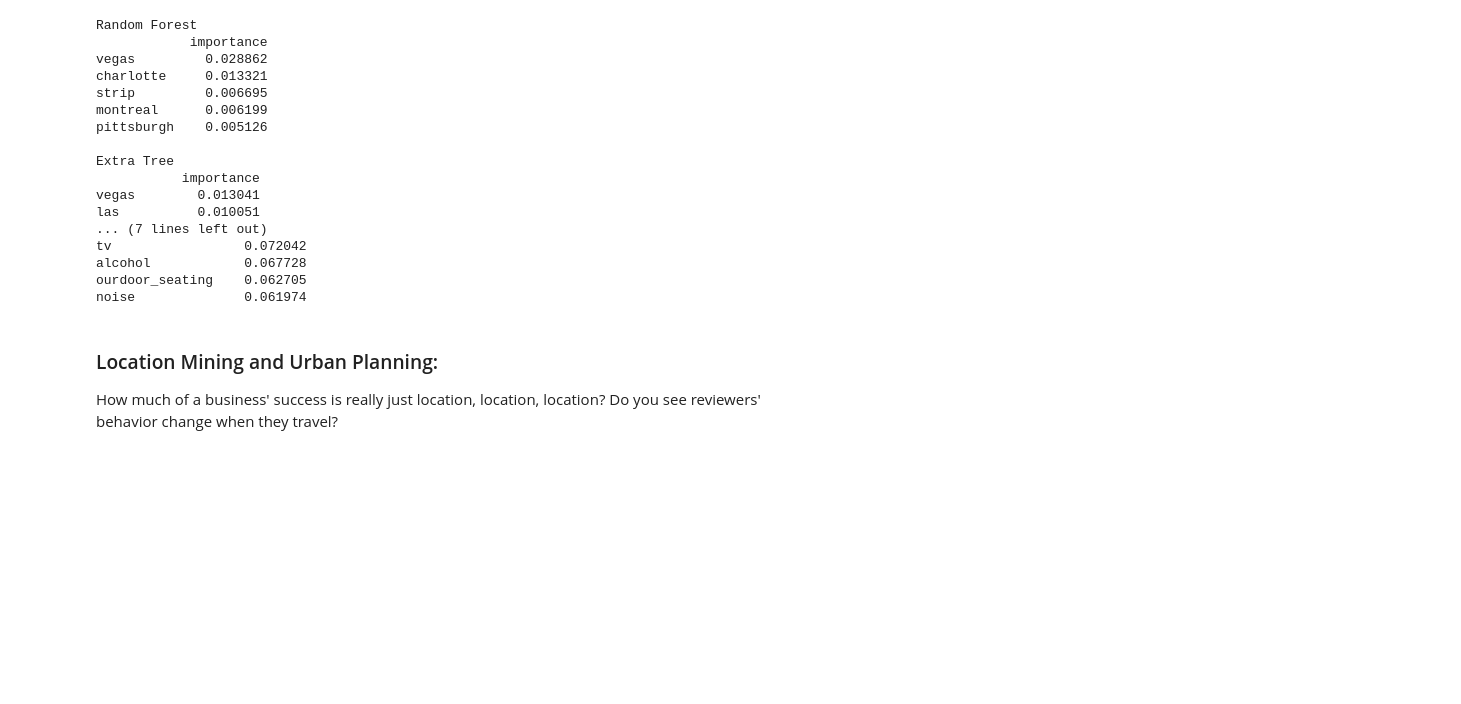
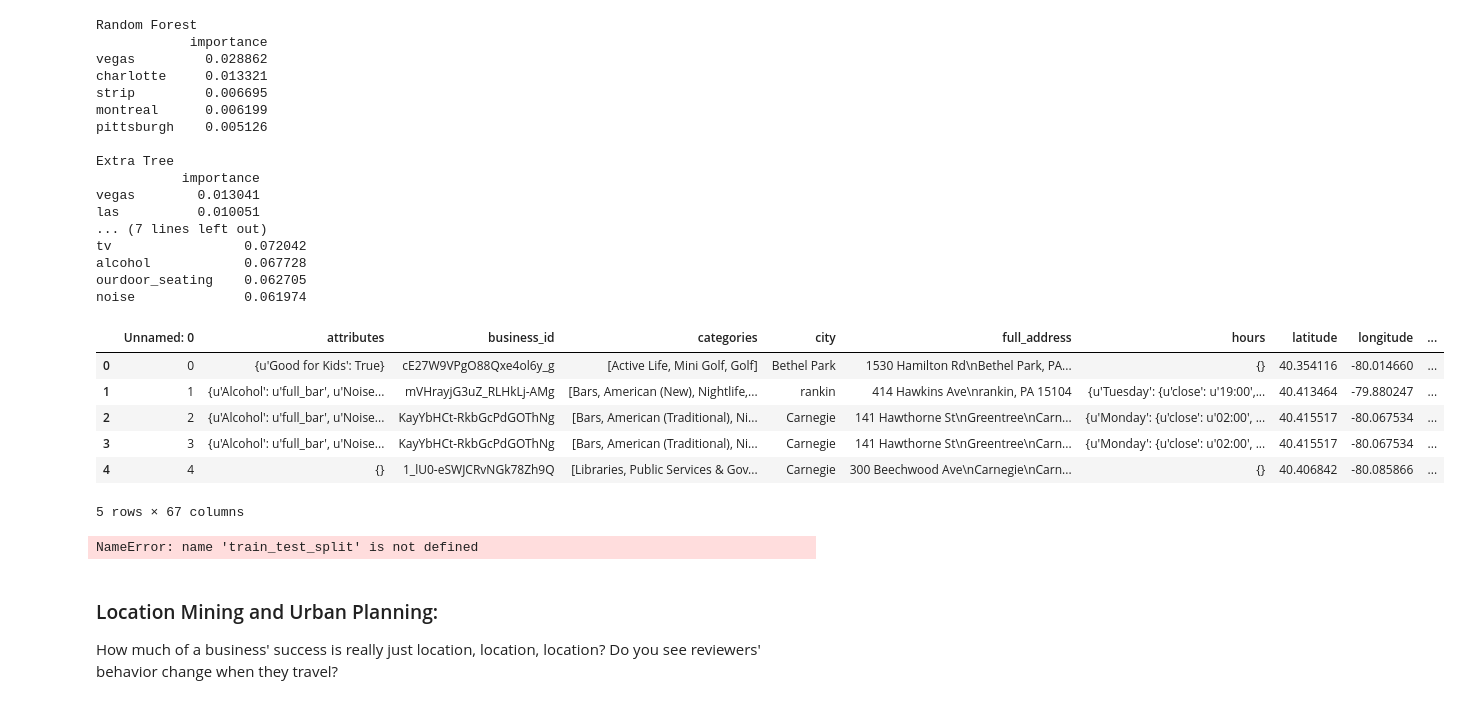
Before and after one commit to lydiaxnc/DSI-Capstone, a Jupyter notebook: Progress Report.ipynb, the cells around one changed output. Drawn from its saved outputs; the diff is of its cells as text; code cells hidden in the pictures; blank space fills up the shorter version.

```diff
--- a/Progress Report.ipynb
+++ b/Progress Report.ipynb
@@ -243,3 +267,15 @@ tv                 0.072042
 alcohol            0.067728
 ourdoor_seating    0.062705
 noise              0.061974
+# %%
+df_tip = pd.read_csv('../../capstone/merged_tip.csv')
+# %%
+df_tip.head()
+# %% [output]
+|  | Unnamed: 0 | attributes | business_id | categories | city | full_address | hours | latitude | longitude | ... |
+| 0 | 0 | {u'Good for Kids': True} | cE27W9VPgO88Qxe4ol6y_g | [Active Life, Mini Golf, Golf] | Bethel Park | 1530 Hamilton Rd\nBethel Park, PA... | {} | 40.354116 | -80.014660 | ... |
+| 1 | 1 | {u'Alcohol': u'full_bar', u'Noise... | mVHrayjG3uZ_RLHkLj-AMg | [Bars, American (New), Nightlife,... | rankin | 414 Hawkins Ave\nrankin, PA 15104 | {u'Tuesday': {u'close': u'19:00',... | 40.413464 | -79.880247 | ... |
+| 2 | 2 | {u'Alcohol': u'full_bar', u'Noise... | KayYbHCt-RkbGcPdGOThNg | [Bars, American (Traditional), Ni... | Carnegie | 141 Hawthorne St\nGreentree\nCarn... | {u'Monday': {u'close': u'02:00', ... | 40.415517 | -80.067534 | ... |
+| 3 | 3 | {u'Alcohol': u'full_bar', u'Noise... | KayYbHCt-RkbGcPdGOThNg | [Bars, American (Traditional), Ni... | Carnegie | 141 Hawthorne St\nGreentree\nCarn... | {u'Monday': {u'close': u'02:00', ... | 40.415517 | -80.067534 | ... |
+| 4 | 4 | {} | 1_lU0-eSWJCRvNGk78Zh9Q | [Libraries, Public Services & Gov... | Carnegie | 300 Beechwood Ave\nCarnegie\nCarn... | {} | 40.406842 | -80.085866 | ... |
+5 rows × 67 columns
@@ -245,0 +295,7 @@ noise              0.061974
+# %%
+x = tip.values
+y = df_tip['number_compliments']
+
+x_train, x_test, y_train, y_test = train_test_split(x, y, test_size=0.33, random_state=3)
+# %% [output]
+NameError: name 'train_test_split' is not defined
```
Also changed, not shown: parts of 17 cells of this notebook, 3 other files.
